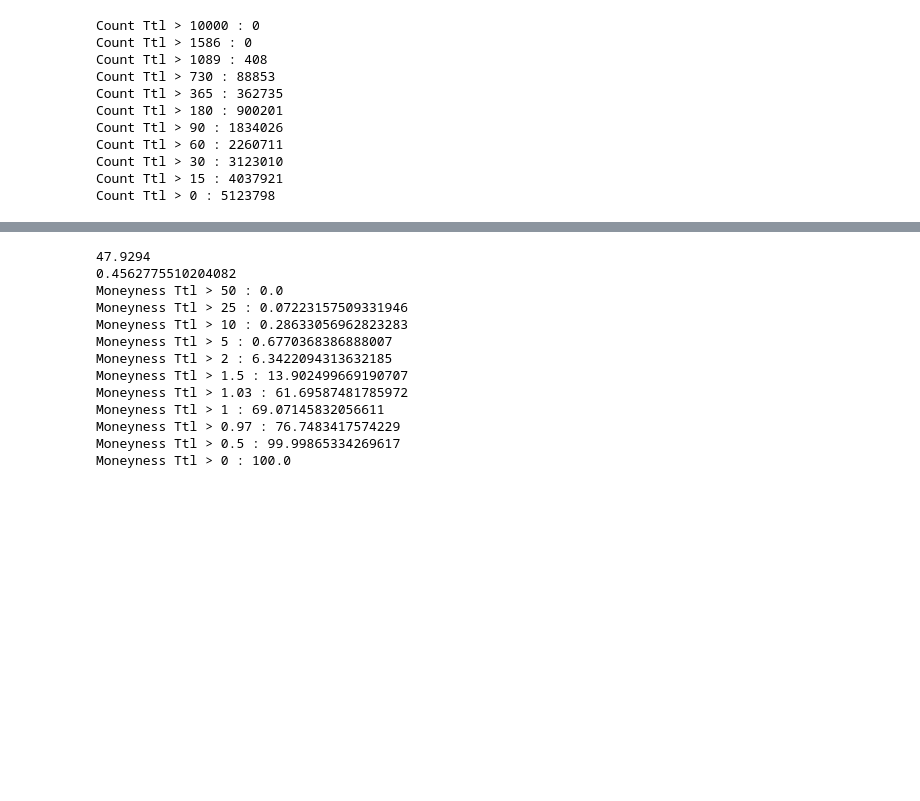
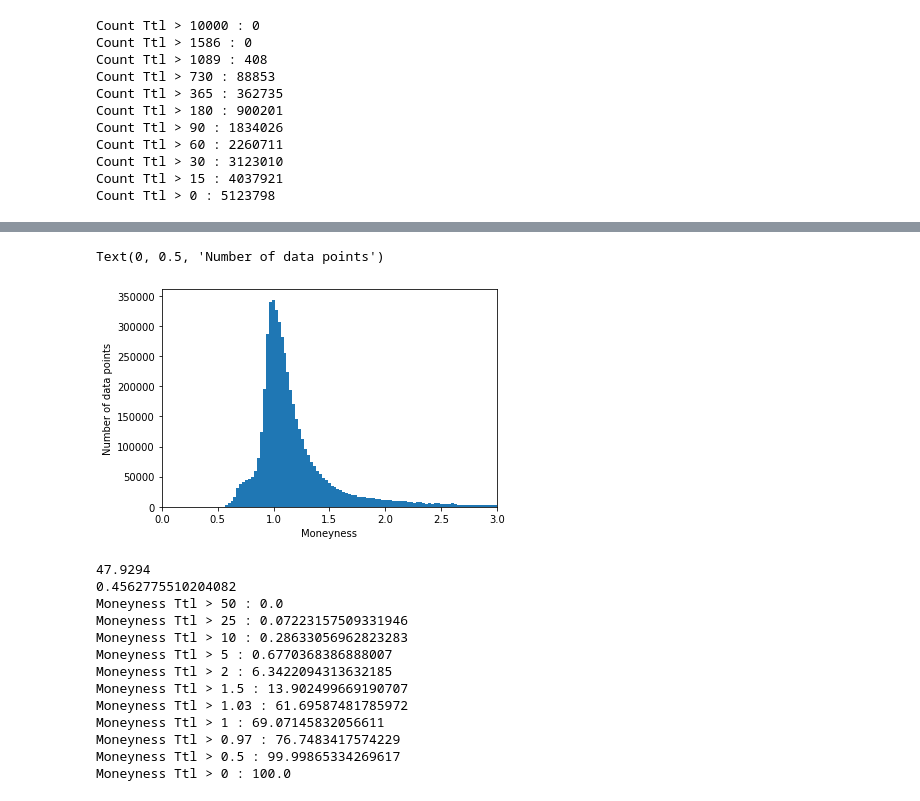
Before and after one commit to jacobvinje/LSTM-for-option-pricing, a Jupyter notebook: data exploration.ipynb, the cells around one changed output, grey strips where cells are left out. Drawn from its saved outputs; the diff is of its cells as text; code cells hidden in the pictures; blank space fills up the shorter version.

```diff
--- a/data exploration.ipynb
+++ b/data exploration.ipynb
@@ -72,3 +91,12 @@ Count Ttl > 0 : 5123798
+# %%
+# Moneyness distribution
+ax = df_read["Moneyness"].plot.hist(bins=1800)
+ax.set_xlabel("Moneyness")
+ax.set_xlim(0,3)
+ax.set_ylabel("Number of data points")
+# %% [output]
+Text(0, 0.5, 'Number of data points')
+[figure, added]
 # %%
 tests = [50, 25, 10, 5, 2, 1.5, 1.03, 1, 0.97, 0.5, 0]
 print(df_read["Moneyness"].max())
```
Also changed, not shown: parts of 15 cells of this notebook, 1 other file.
